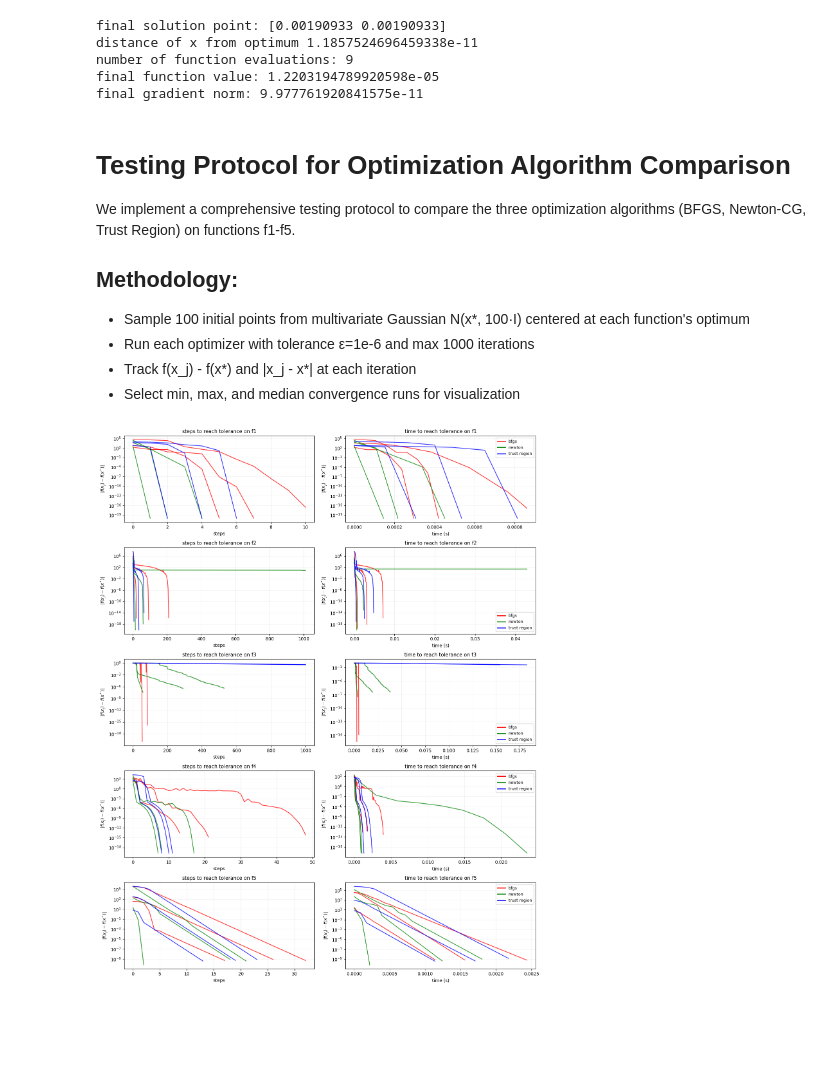
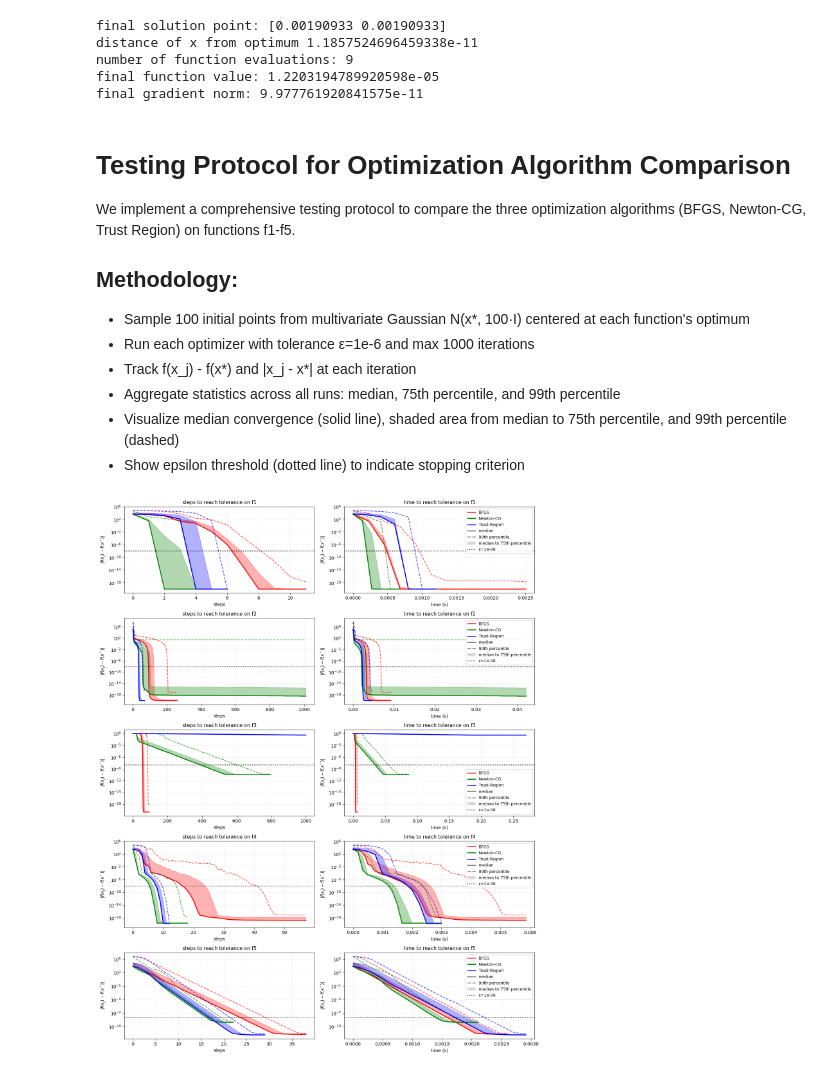
Before and after one commit to rohde01/numerical-optimization, a Jupyter notebook: Handin1/Assignment_Notebook.ipynb, the cells around one changed output. Cells and saved outputs as stored; diff of their text form; code cells hidden in the pictures; blank space fills up the shorter version.

Commit message:
Changed plots to medain and 75 99

```diff
--- a/Handin1/Assignment_Notebook.ipynb
+++ b/Handin1/Assignment_Notebook.ipynb
@@ -72,7 +72,9 @@ We implement a comprehensive testing protocol to compare the three optimization
 - Sample 100 initial points from multivariate Gaussian N(x*, 100·I) centered at each function's optimum
 - Run each optimizer with tolerance ε=1e-6 and max 1000 iterations
 - Track f(x_j) - f(x*) and |x_j - x*| at each iteration
-- Select min, max, and median convergence runs for visualization
+- Aggregate statistics across all runs: median, 75th percentile, and 99th percentile
+- Visualize median convergence (solid line), shaded area from median to 75th percentile, and 99th percentile (dashed)
+- Show epsilon threshold (dotted line) to indicate stopping criterion
 # %%
 import matplotlib.pyplot as plt
 import time
@@ -213,11 +281,11 @@ optimizers = [
     ("Trust-Region", scipy_trust_region)
 ]
 
-results = run_testing_protocol(function_suite, optimizers, n_initial_points=100,
-                               max_iter=1000, epsilon=1e-6)
+results = run_testing_protocol(function_suite, optimizers, n_initial_points=500,
+                               max_iter=1000, epsilon=1e-8)
 # %%
 # Create convergence comparison plots
-fig = plot_convergence_comparison(results, function_suite)
+fig = plot_convergence_comparison(results, function_suite, epsilon=1e-8)
 plt.show()
 # %% [output]
-[figure, old version]
+[figure, new version]
```
Also changed, not shown: parts of 2 cells of this notebook.
